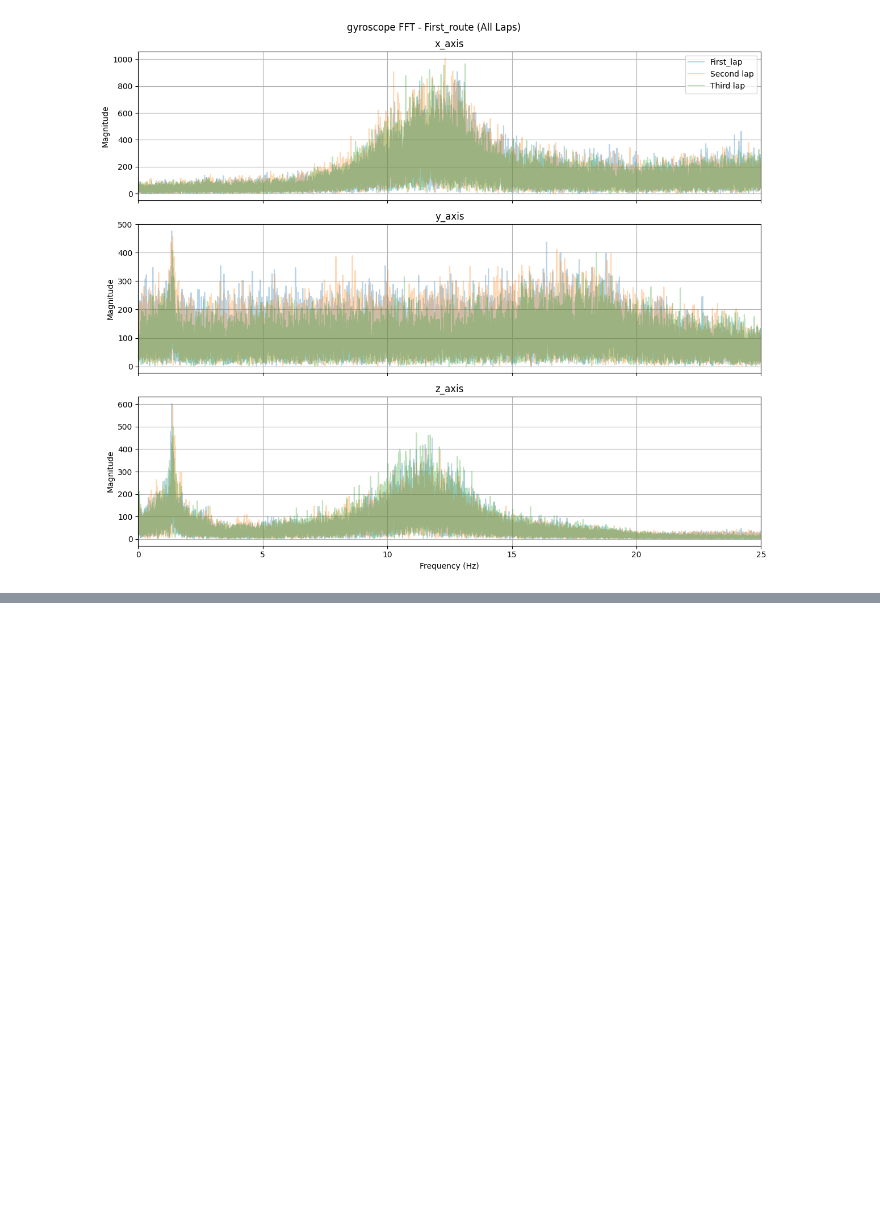
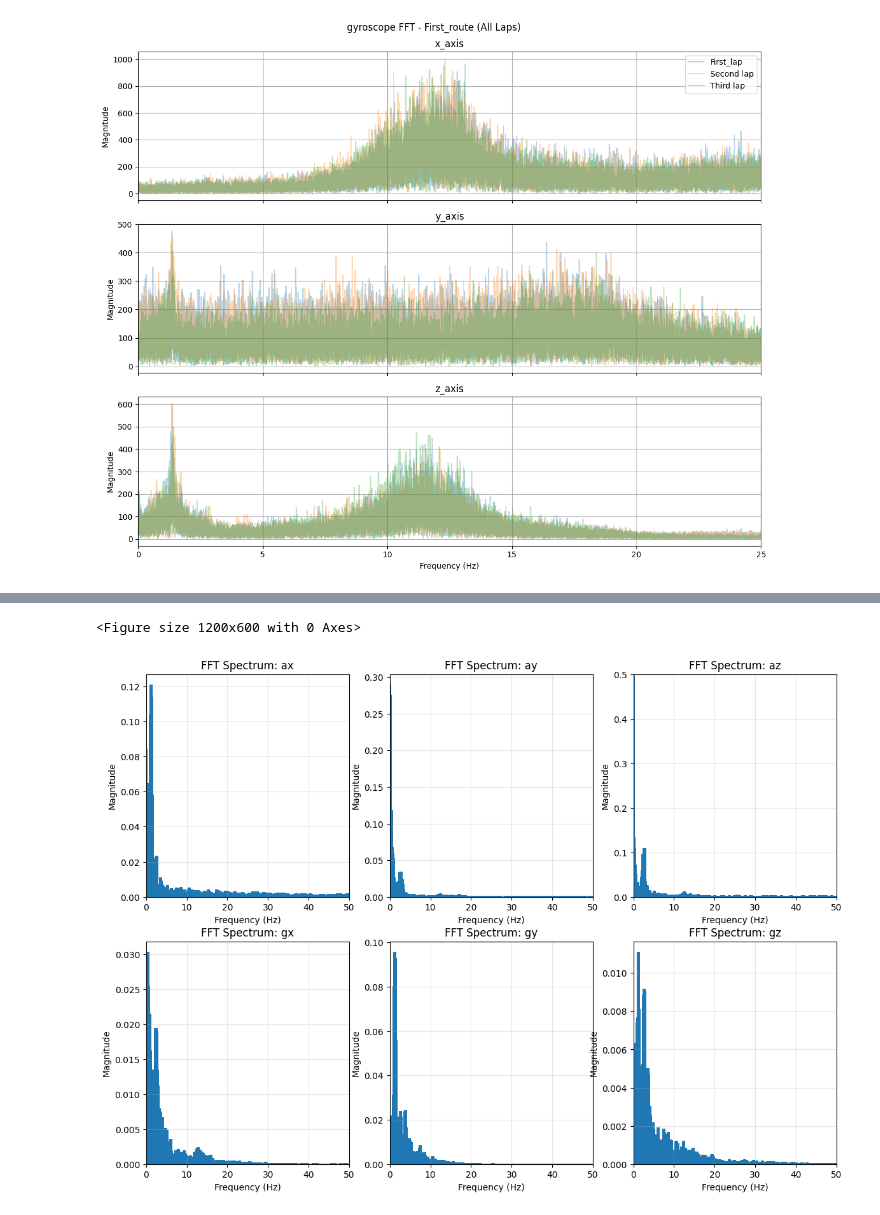
Before and after one commit to tizianocoluzzi/TrustMyBike, a Jupyter notebook: src/OfflineFFT/OfflineFFT.ipynb, the cells around one changed output, grey strips where cells are left out. Drawn from its saved outputs; the diff is of its cells as text; code cells hidden in the pictures; blank space fills up the shorter version.

```diff
--- a/src/OfflineFFT/OfflineFFT.ipynb
+++ b/src/OfflineFFT/OfflineFFT.ipynb
@@ -214,0 +286,48 @@ plot_fft_all_axes_overlay(
+# %%
+
+# 1. Setup parameters
+fs = 100  # Sampling frequency (Hz)
+T = 1/fs  # Sampling period
+N = len(df)  # Number of samples
+
+# 2. Prepare a dictionary to store results
+fft_results = {}
+
+# Calculate the frequency axis (same for all columns)
+# We take only the positive half of the spectrum
+xf = fftfreq(N, T)[:N//2]
+
+for col in ['ax', 'ay', 'az', 'gx', 'gy', 'gz']:
+    # Compute the FFT
+    yf = fft(df[col].values)
+
+    # Take the magnitude and normalize, keeping only the positive frequencies
+    # We multiply by 2.0 to account for the energy in the negative frequencies
+    fft_magnitude = 2.0/N * np.abs(yf[0:N//2])
+
+    fft_results[col] = fft_magnitude
+
+# 3. Convert results to a new DataFrame for easy analysis
+df_fft = pd.DataFrame(fft_results, index=xf)
+df_fft.index.name = 'Frequency_Hz'
+# %%
+plt.figure(figsize=(12, 6))
+fig, axes = plt.subplots(nrows=2, ncols=3, figsize=(14, 10))
+axes = axes.flatten()  # Flatten to iterate easily
+i = 0;
+for col in df_fft.columns:
+    axes[i].bar(df_fft.index, df_fft[col], label=col)
+    axes[i].set_title(f'FFT Spectrum: {col}')
+    axes[i].set_xlabel('Frequency (Hz)')
+    axes[i].set_ylabel('Magnitude')
+    axes[i].grid(True, alpha=0.3)
+    axes[i].set_xlim(0, 50)  # Limit to Nyquist frequency
+    if col == 'az':
+        axes[i].set_ylim(0, 0.5) # manually set because I was not be able to see anything
+    i += 1
+
+plt.grid(True)
+plt.show()
+# %% [output]
+<Figure size 1200x600 with 0 Axes>
+[figure, added]
```
Also changed, not shown: parts of 3 cells of this notebook, 3 other files.
